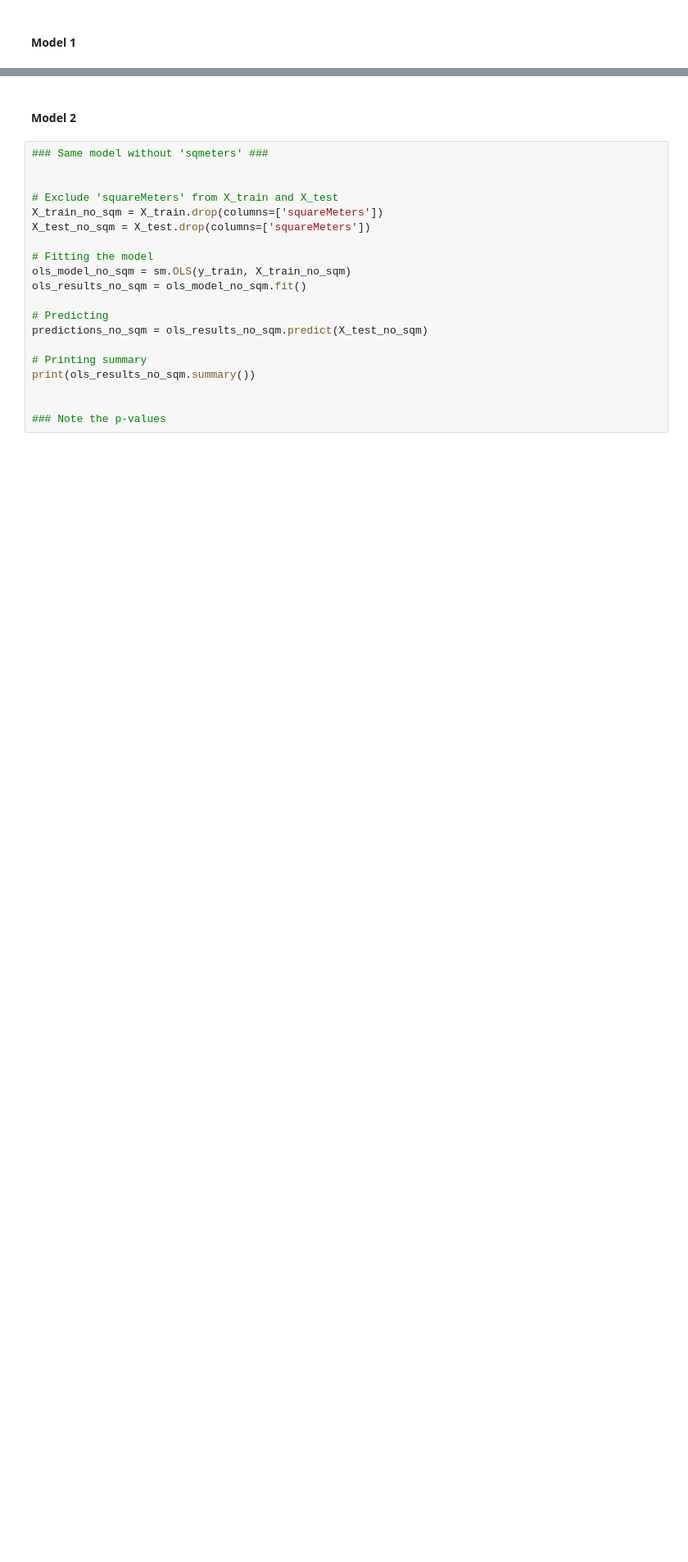
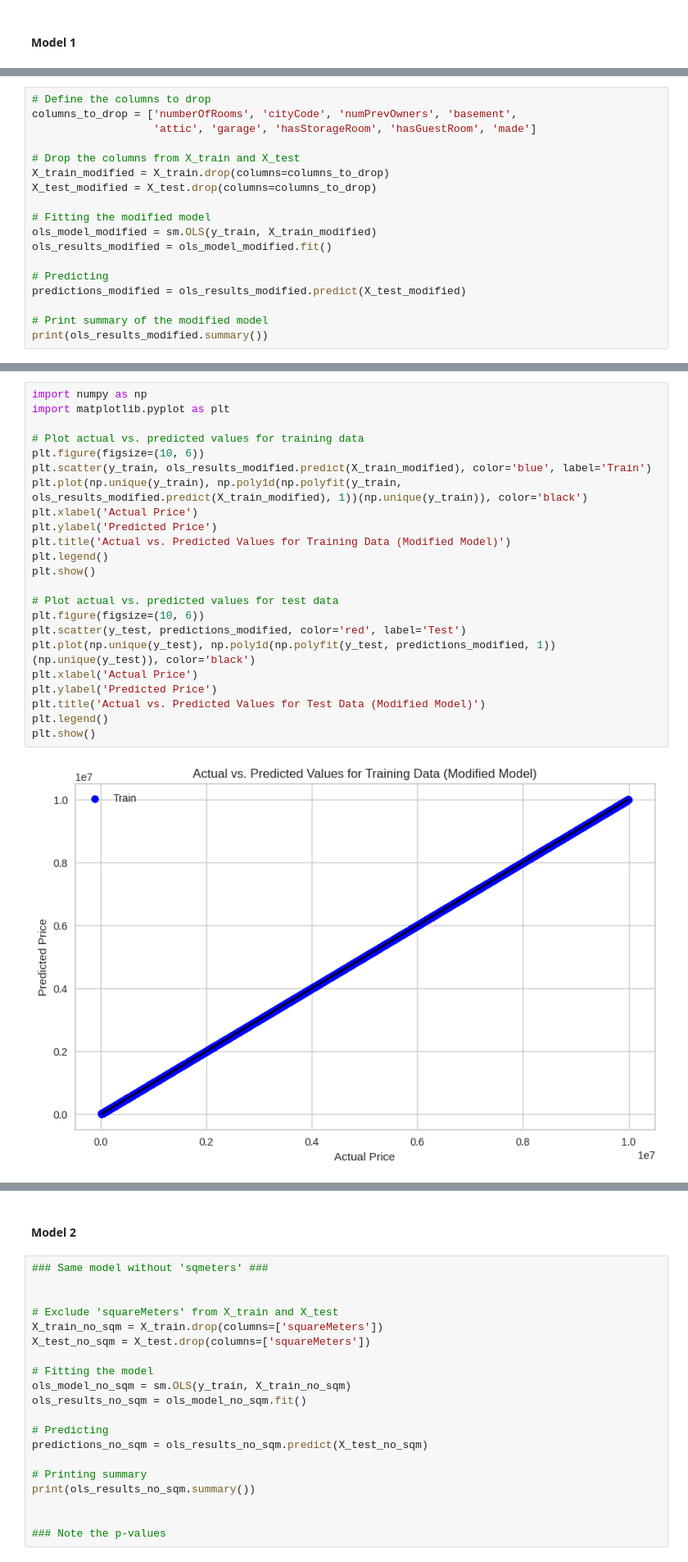
Before and after one commit to arshiataheri/IRIS-Paris-Geographical-Data-ML, a Jupyter notebook: IRIS_Paris_Geographical_Data_ML.ipynb, the cells around one changed output, grey strips where cells are left out. Shown at 82% size. Drawn from its saved outputs; the diff is of its cells as text; blank space fills up the shorter version.

```diff
--- a/IRIS_Paris_Geographical_Data_ML.ipynb
+++ b/IRIS_Paris_Geographical_Data_ML.ipynb
@@ -1370,0 +1488,18 @@ strong multicollinearity or other numerical problems.
+# %%
+# Define the columns to drop
+columns_to_drop = ['numberOfRooms', 'cityCode', 'numPrevOwners', 'basement',
+                   'attic', 'garage', 'hasStorageRoom', 'hasGuestRoom', 'made']
+
+# Drop the columns from X_train and X_test
+X_train_modified = X_train.drop(columns=columns_to_drop)
+X_test_modified = X_test.drop(columns=columns_to_drop)
+
+# Fitting the modified model
+ols_model_modified = sm.OLS(y_train, X_train_modified)
+ols_results_modified = ols_model_modified.fit()
+
+# Predicting
+predictions_modified = ols_results_modified.predict(X_test_modified)
+
+# Print summary of the modified model
+print(ols_results_modified.summary())
@@ -1370,0 +1524,25 @@ strong multicollinearity or other numerical problems.
+# %%
+import numpy as np
+import matplotlib.pyplot as plt
+
+# Plot actual vs. predicted values for training data
+plt.figure(figsize=(10, 6))
+plt.scatter(y_train, ols_results_modified.predict(X_train_modified), color='blue', label='Train')
+plt.plot(np.unique(y_train), np.poly1d(np.polyfit(y_train, ols_results_modified.predict(X_train_modified), 1))(np.unique(y_train)), color='black')
+plt.xlabel('Actual Price')
+plt.ylabel('Predicted Price')
+plt.title('Actual vs. Predicted Values for Training Data (Modified Model)')
+plt.legend()
+plt.show()
+
+# Plot actual vs. predicted values for test data
+plt.figure(figsize=(10, 6))
+plt.scatter(y_test, predictions_modified, color='red', label='Test')
+plt.plot(np.unique(y_test), np.poly1d(np.polyfit(y_test, predictions_modified, 1))(np.unique(y_test)), color='black')
+plt.xlabel('Actual Price')
+plt.ylabel('Predicted Price')
+plt.title('Actual vs. Predicted Values for Test Data (Modified Model)')
+plt.legend()
+plt.show()
+# %% [output]
+[figure, added]
```
Also changed, not shown: parts of 32 cells of this notebook.
